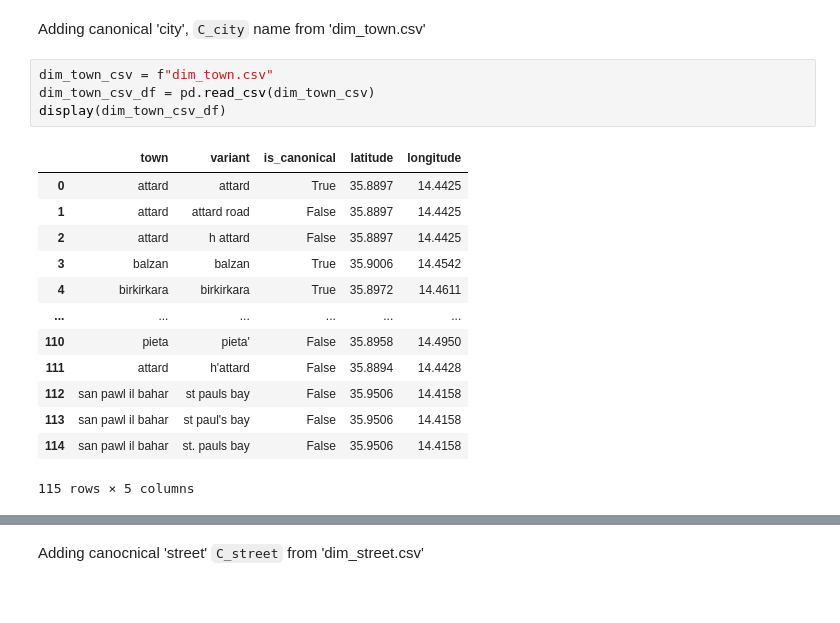
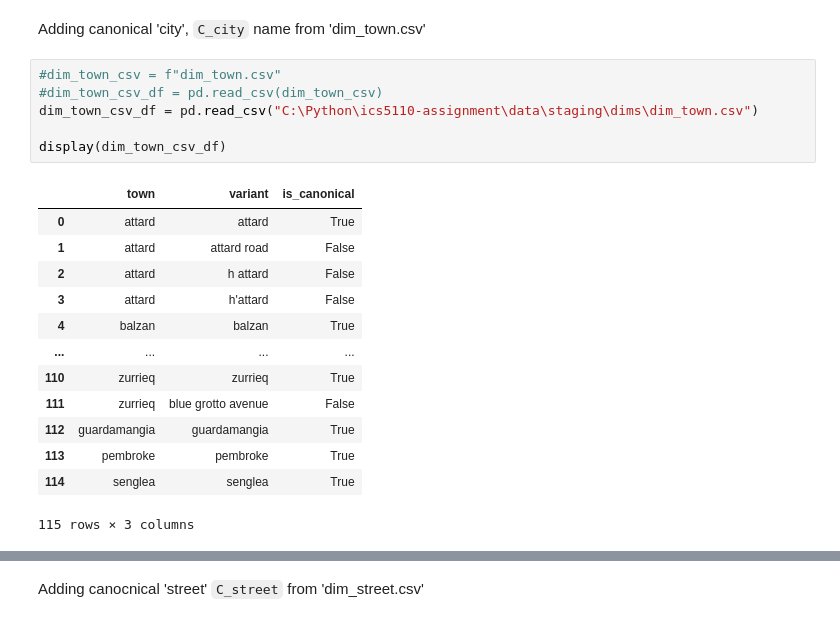
Before and after one commit to michael-vella/ics5110-assignment, a Jupyter notebook: notebooks/final/1_data_preparation.ipynb, the cells around one changed output, grey strips where cells are left out. Drawn from its saved outputs; the diff is of its cells as text.

```diff
--- a/notebooks/final/1_data_preparation.ipynb
+++ b/notebooks/final/1_data_preparation.ipynb
@@ -1545,23 +1544,25 @@ dtype: int64
 # %% [markdown]
 Adding canonical 'city', `C_city` name from 'dim_town.csv'
 # %%
-dim_town_csv = f"dim_town.csv"
-dim_town_csv_df = pd.read_csv(dim_town_csv)
+#dim_town_csv = f"dim_town.csv"
+#dim_town_csv_df = pd.read_csv(dim_town_csv)
+dim_town_csv_df = pd.read_csv("C:\Python\ics5110-assignment\data\staging\dims\dim_town.csv")
+
 display(dim_town_csv_df)
 # %% [output]
-|  | town | variant | is_canonical | latitude | longitude |
-| 0 | attard | attard | True | 35.8897 | 14.4425 |
-| 1 | attard | attard road | False | 35.8897 | 14.4425 |
-| 2 | attard | h attard | False | 35.8897 | 14.4425 |
-| 3 | balzan | balzan | True | 35.9006 | 14.4542 |
-| 4 | birkirkara | birkirkara | True | 35.8972 | 14.4611 |
-| ... | ... | ... | ... | ... | ... |
-| 110 | pieta | pieta' | False | 35.8958 | 14.4950 |
-| 111 | attard | h'attard | False | 35.8894 | 14.4428 |
-| 112 | san pawl il bahar | st pauls bay | False | 35.9506 | 14.4158 |
-| 113 | san pawl il bahar | st paul's bay | False | 35.9506 | 14.4158 |
-| 114 | san pawl il bahar | st. pauls bay | False | 35.9506 | 14.4158 |
+|  | town | variant | is_canonical |
+| 0 | attard | attard | True |
+| 1 | attard | attard road | False |
+| 2 | attard | h attard | False |
+| 3 | attard | h'attard | False |
+| 4 | balzan | balzan | True |
+| ... | ... | ... | ... |
+| 110 | zurrieq | zurrieq | True |
+| 111 | zurrieq | blue grotto avenue | False |
+| 112 | guardamangia | guardamangia | True |
+| 113 | pembroke | pembroke | True |
+| 114 | senglea | senglea | True |
-115 rows × 5 columns
+115 rows × 3 columns
 # %%
 # Prepare dim_town_df for merging. Select only 'town' and 'variant' columns.
 # Drop duplicates based on 'variant' to ensure each variant maps to a single town if multiple entries exist.
```
Also changed, not shown: parts of 14 cells of this notebook, 2 other files.
